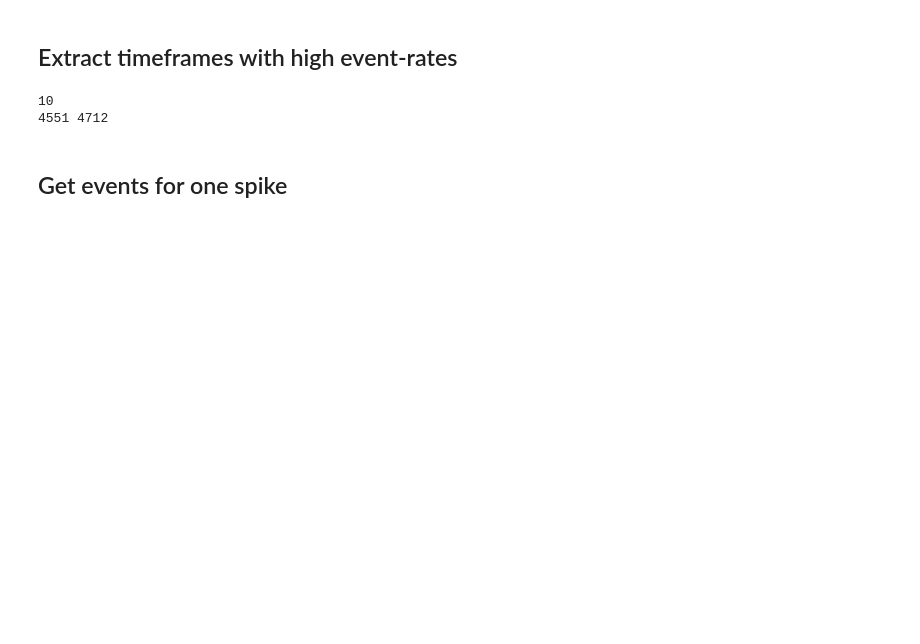
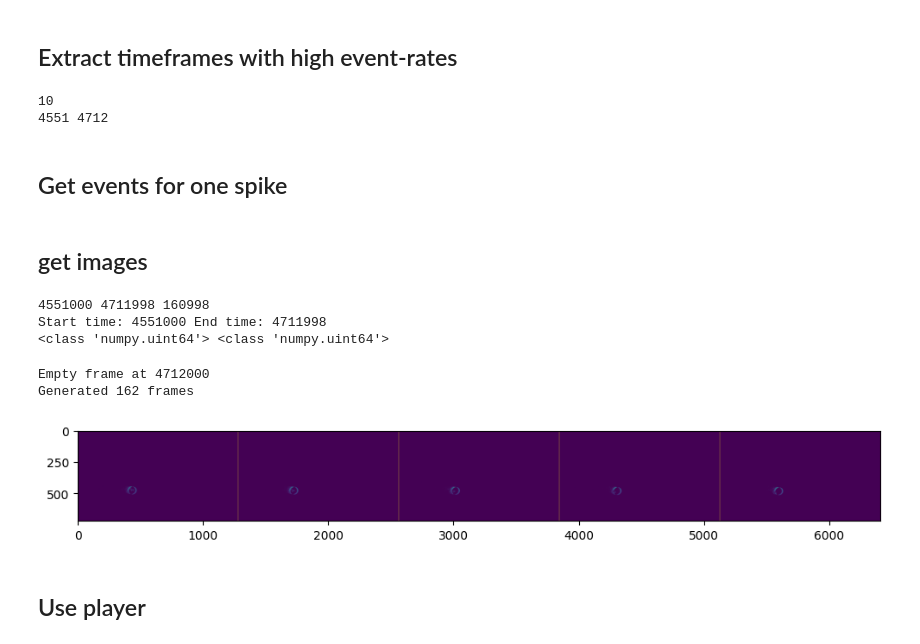
Before and after one commit to leviN1998/Master_Thesis, a Jupyter notebook: notebooks/6.0-lk-cut-ball_gun-recording.ipynb, the cells around one changed output. Saved outputs shown, nothing was run; the diff lists cells and outputs as text; code cells hidden in the pictures; blank space fills up the shorter version.

Commit message:
started preprocessing ball-gun

```diff
--- a/notebooks/6.0-lk-cut-ball_gun-recording.ipynb
+++ b/notebooks/6.0-lk-cut-ball_gun-recording.ipynb
@@ -54,3 +56,58 @@ print(spikes[0][0], spikes[0][-1])
 4551 4712
 # %% [markdown]
 ## Get events for one spike
+# %%
+idx_spike1 = buf.ms_to_idx[spikes[0][0]], buf.ms_to_idx[spikes[0][-1]]
+x_spike_1 = buf.get_x()[idx_spike1[0]:idx_spike1[1]]
+y_spike_1 = buf.get_y()[idx_spike1[0]:idx_spike1[1]]
+p_spike_1 = buf.get_p()[idx_spike1[0]:idx_spike1[1]]
+ts_spike_1 = buf.get_ts()[idx_spike1[0]:idx_spike1[1]]
+
+buf_spike1 = eventIO.EventBuffer(0)
+buf_spike1.x = x_spike_1
+buf_spike1.y = y_spike_1
+buf_spike1.p = p_spike_1
+buf_spike1.ts = ts_spike_1
+buf_spike1.i = x_spike_1.shape[0]
+# %% [markdown]
+## get images
+# %%
+print(buf_spike1.get_ts().min(), buf_spike1.get_ts().max(), buf_spike1.get_ts().max() - buf_spike1.get_ts().min())
+start_ts = buf_spike1.get_ts().min()
+end_ts = buf_spike1.get_ts().max()
+print("Start time:", start_ts, "End time:", end_ts)
+print(type(start_ts), type(end_ts))
+# %% [output]
+4551000 4711998 160998
+Start time: 4551000 End time: 4711998
+<class 'numpy.uint64'> <class 'numpy.uint64'>
+# %%
+timeframe_us = 1000
+start_ts = buf_spike1.get_ts().min()
+end_ts = buf_spike1.get_ts().max()
+end_ts += timeframe_us
+end_ts = int(end_ts)
+frames = []
+for i in range(start_ts, end_ts, timeframe_us):
+    idxs = np.where((buf_spike1.get_ts() >= i) & (buf_spike1.get_ts() < i + timeframe_us))[0]
+    # print(idxs.shape)
+    if len(idxs) == 0:
+        frames.append(np.zeros((720, 1280, 3), dtype=np.uint8))  # Append an empty frame if no events
+        print(f"Empty frame at {i}")
+    else:
+        frame = event_representations.events_to_image(buf_spike1.get_x()[idxs], buf_spike1.get_y()[idxs], buf_spike1.get_ts()[idxs], buf_spike1.get_p()[idxs])
+        frames.append(frame)
+
+print(f"Generated {len(frames)} frames")
+# %% [output]
+Empty frame at 4712000
+Generated 162 frames
+# %%
+voxel = np.stack(frames[50:55], axis=0)
+plt.imshow(event_representations.get_voxel_grid_as_image(voxel))
+plt.gcf().set_size_inches(12, 8)
+plt.show()
+# %% [output]
+[figure, added]
+# %% [markdown]
+## Use player
```
Also changed, not shown: parts of 5 cells of this notebook, 2 other files.
